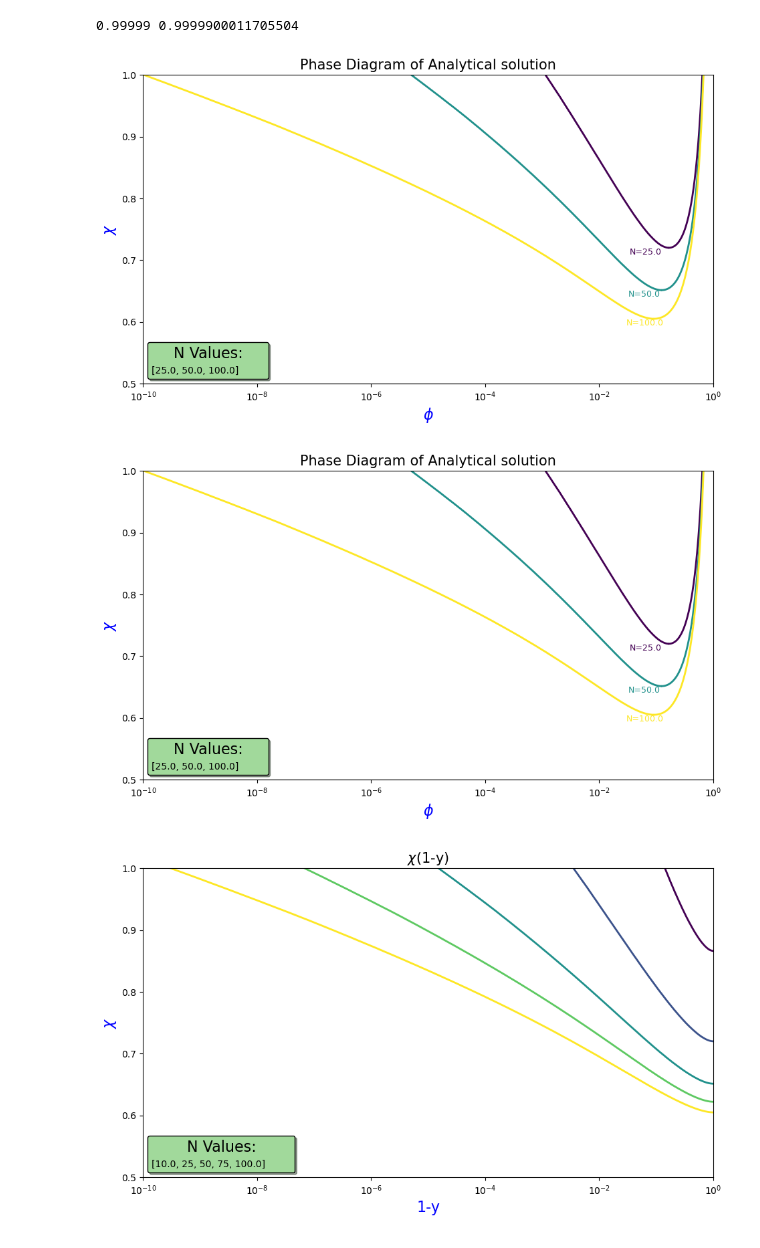
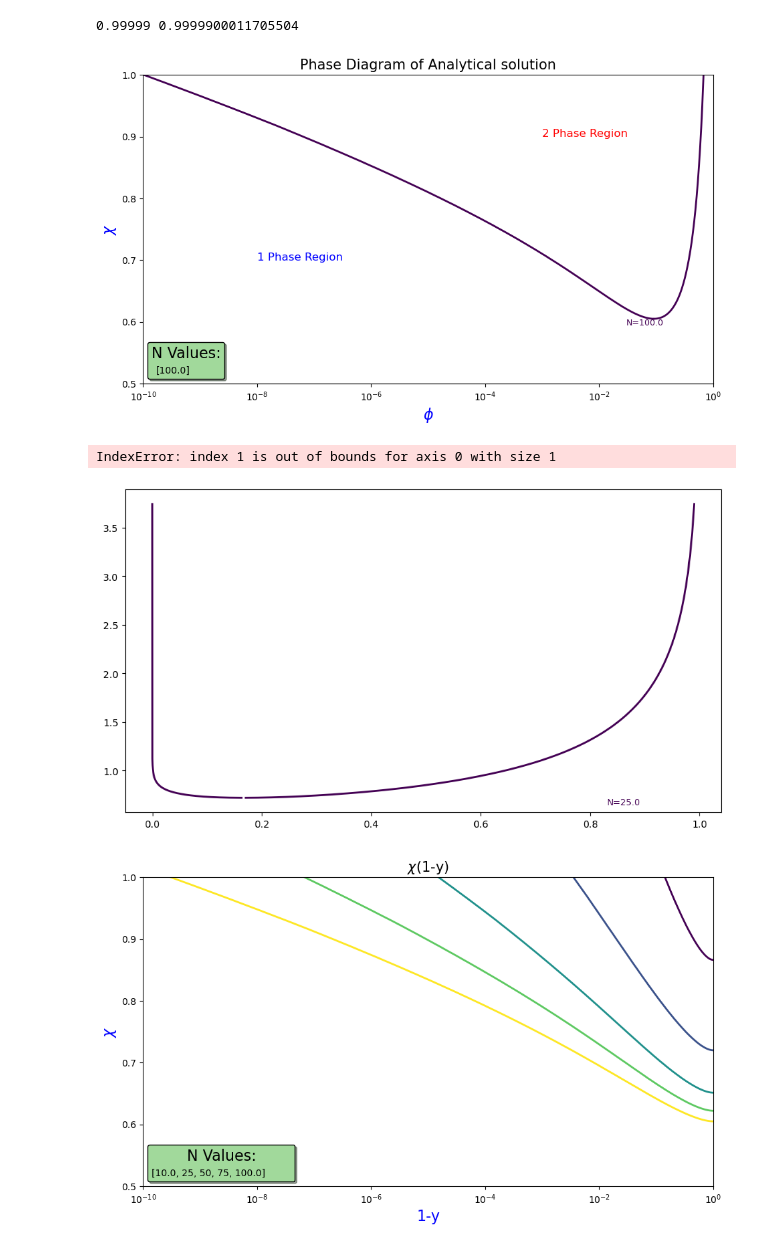
Before and after one commit to jh8560/comp_flory-hug, a Jupyter notebook: flory_analytical_solution.ipynb, the cells around one changed output. Saved outputs shown, nothing was run; the diff lists cells and outputs as text; code cells hidden in the pictures.

```diff
--- a/flory_analytical_solution.ipynb
+++ b/flory_analytical_solution.ipynb
@@ -38,7 +41,7 @@ def analytical_sol(N, eps):
 ## Phase Diagram of Analytical solution
 # %%
 
-N_values = [25.0, 50.0, 100.0]
+N_values = [100.0]
 
 # Initialize the plot
 plt.figure(figsize=(11, 6))
@@ -55,34 +58,36 @@ for i, N in enumerate(N_values):
     phiB_solutions = []
     chi_solutions = []
 
     phiA_solutions, phiB_solutions, chi_solutions = analytical_sol(N, eps_values)
 
 
     # Plotting
     plt.plot(phiA_solutions, chi_solutions, color=colors[i], linestyle='-', linewidth=2)
     plt.plot(phiB_solutions, chi_solutions, color=colors[i], linestyle='-', linewidth=2)
 
     plt.annotate(f'N={N}', xy=(phiA_solutions[1], chi_solutions[-1]), xytext=(-125, -10), textcoords='offset pixels', color=colors[i], fontsize=9)
 
+plt.annotate(f'1 Phase Region', xy=(10e-9, .7), xytext=(0, 0), textcoords='offset pixels', color='blue', fontsize=12)
+plt.annotate(f'2 Phase Region', xy=(10e-4, .9), xytext=(0, 0), textcoords='offset pixels', color='red', fontsize=12)
 
 # Adding labels and title
 plt.xlabel(r'$\phi$', fontsize=16, color='blue')
 plt.ylabel(r'$\chi$', fontsize=16, color='blue')
 plt.title(r'Phase Diagram of Analytical solution', fontsize=15)
 plt.scatter([], [], color='none', label=f'{N_values}')
 plt.xscale('log')
 plt.xlim(1e-10, 1)
 plt.ylim(0.5, 1)
 
 
 # Adding a legend
 plt.legend(title='N Values:', title_fontsize='16', fontsize='10', loc='lower left', frameon=True, shadow=True, framealpha=1, edgecolor='black', facecolor='#a1d99b', markerfirst=False)
 plt.grid(False)
 
 # Display the plot
 plt.show()
 # %% [output]
-[figure, old version]
+[figure, new version]
 # %%
 ## chi(phi)   test code
 # %%
@@ -132,7 +137,8 @@ plt.grid(False)
 # Display the plot
 plt.show()
 # %% [output]
+IndexError: index 1 is out of bounds for axis 0 with size 1
-[figure, old version]
+[figure, new version]
 # %%
 ## chi(1-y)
 # %%
```
Also changed, not shown: parts of 1 cell of this notebook, 3 other files.
